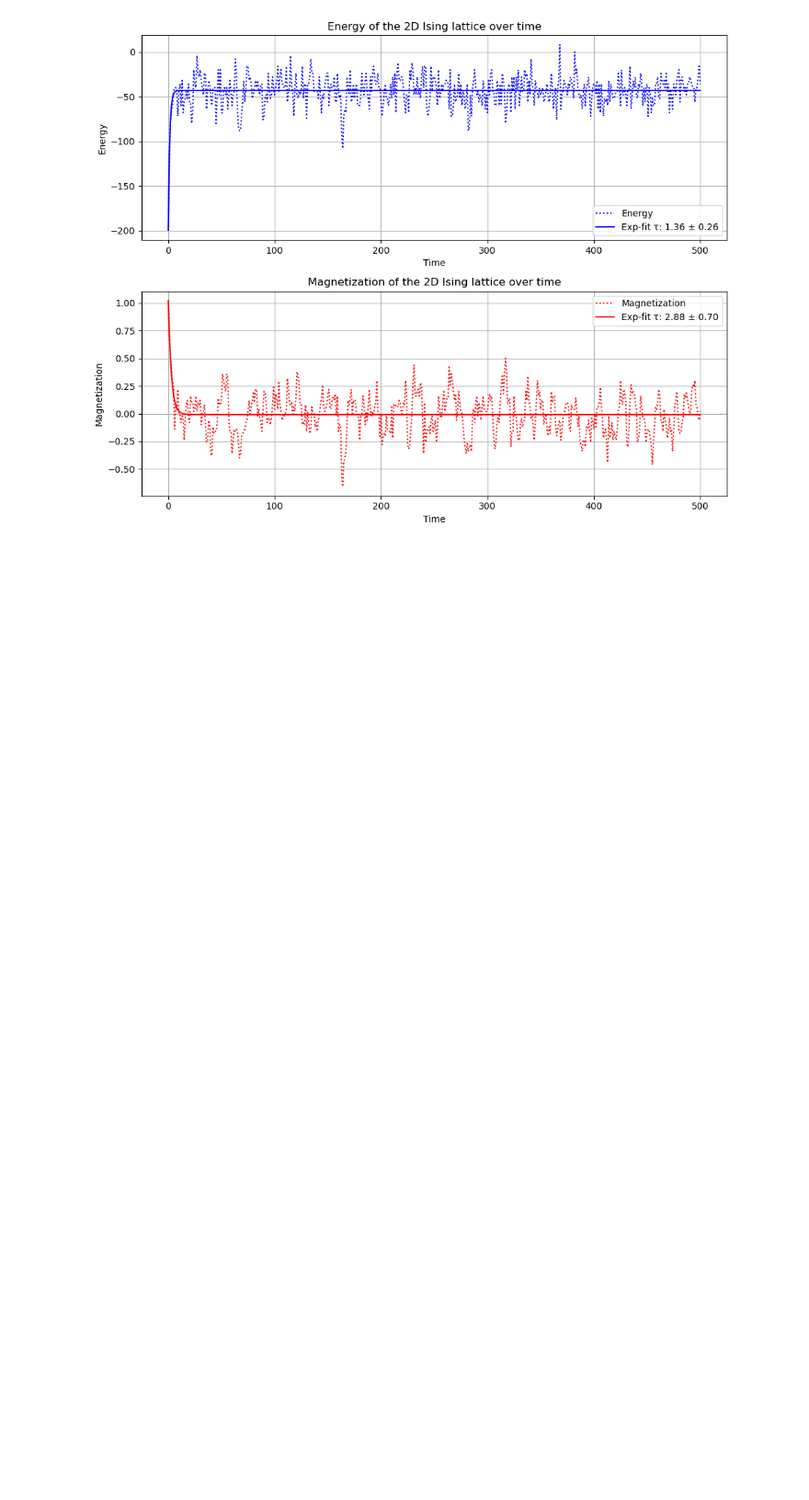
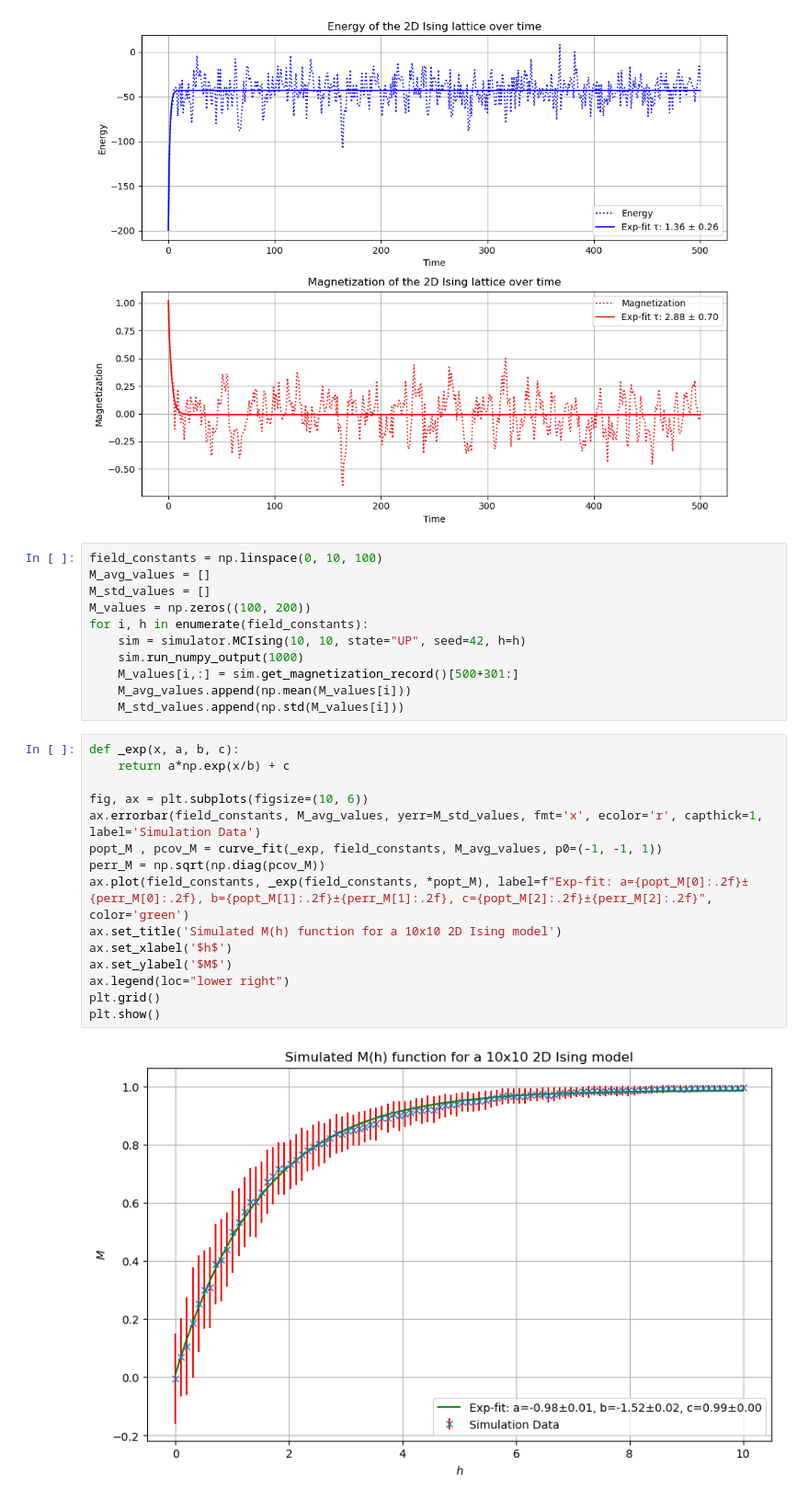
Before and after one commit to novakilorant/Monte-Carlo-Ising, a Jupyter notebook: simulator.ipynb, the cells around one changed output. Shown at 92% size. Cells and saved outputs as stored; diff of their text form; blank space fills up the shorter version.

```diff
--- a/simulator.ipynb
+++ b/simulator.ipynb
@@ -97,3 +96,31 @@ plt.tight_layout()
 plt.show()
 # %% [output]
 [figure]
+# %%
+field_constants = np.linspace(0, 10, 100)
+M_avg_values = []
+M_std_values = []
+M_values = np.zeros((100, 200))
+for i, h in enumerate(field_constants):
+	sim = simulator.MCIsing(10, 10, state="UP", seed=42, h=h)
+	sim.run_numpy_output(1000)
+	M_values[i,:] = sim.get_magnetization_record()[500+301:]
+	M_avg_values.append(np.mean(M_values[i]))
+	M_std_values.append(np.std(M_values[i]))
+# %%
+def _exp(x, a, b, c):
+    return a*np.exp(x/b) + c
+
+fig, ax = plt.subplots(figsize=(10, 6))
+ax.errorbar(field_constants, M_avg_values, yerr=M_std_values, fmt='x', ecolor='r', capthick=1, label='Simulation Data')
+popt_M , pcov_M = curve_fit(_exp, field_constants, M_avg_values, p0=(-1, -1, 1))
+perr_M = np.sqrt(np.diag(pcov_M))
+ax.plot(field_constants, _exp(field_constants, *popt_M), label=f"Exp-fit: a={popt_M[0]:.2f}±{perr_M[0]:.2f}, b={popt_M[1]:.2f}±{perr_M[1]:.2f}, c={popt_M[2]:.2f}±{perr_M[2]:.2f}", color='green')
+ax.set_title('Simulated M(h) function for a 10x10 2D Ising model')
+ax.set_xlabel('$h$')
+ax.set_ylabel('$M$')
+ax.legend(loc="lower right")
+plt.grid()
+plt.show()
+# %% [output]
+[figure, added]
```
Also changed, not shown: parts of 2 cells of this notebook, 2 other files.
